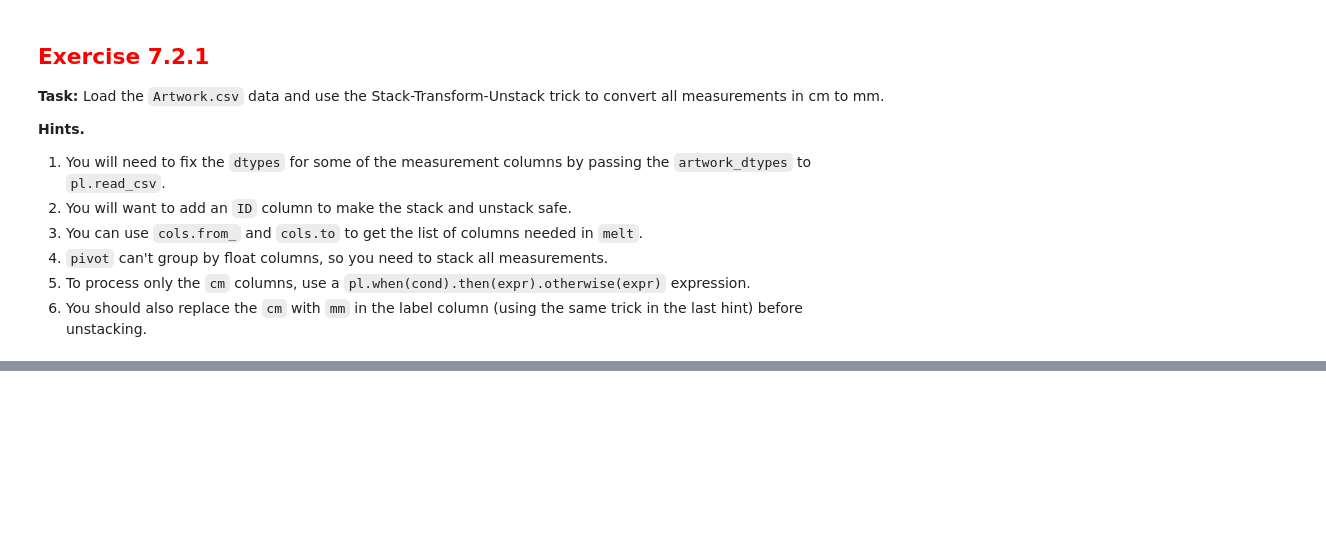
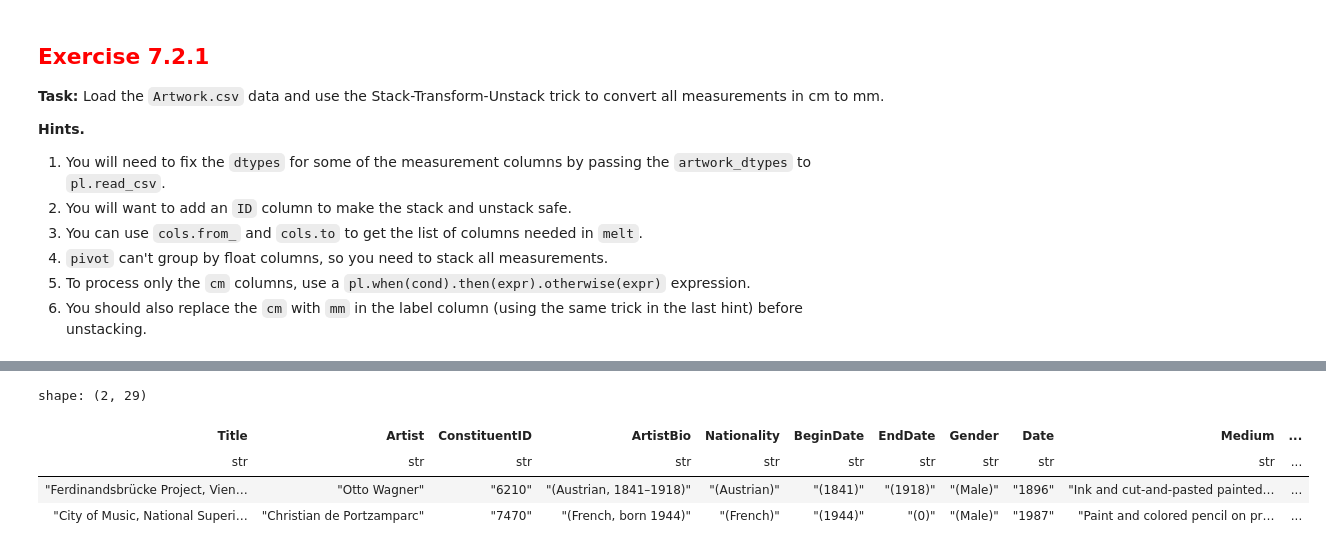
Before and after one commit to abbyrsmith2002/dsci_325_module_7_more_data_management_in_python, a Jupyter notebook: 7_2_stack_and_unstack_with_polars.ipynb, the cells around one changed output, grey strips where cells are left out. Cells and saved outputs as stored; diff of their text form; code cells hidden in the pictures; blank space fills up the shorter version.

```diff
--- a/7_2_stack_and_unstack_with_polars.ipynb
+++ b/7_2_stack_and_unstack_with_polars.ipynb
@@ -346,0 +376,10 @@ DuplicateError: column with name 'ID' has more than one occurrences
+# %%
+(Artwork
+ .select(Artwork.columns >> cols.to('Duration (sec.)'))
+ .head(2))
+# %% [output]
+shape: (2, 29)
+| Title | Artist | ConstituentID | ArtistBio | Nationality | BeginDate | EndDate | Gender | Date | Medium | ... |
+| str | str | str | str | str | str | str | str | str | str | ... |
+| "Ferdinandsbrücke Project, Vien… | "Otto Wagner" | "6210" | "(Austrian, 1841–1918)" | "(Austrian)" | "(1841)" | "(1918)" | "(Male)" | "1896" | "Ink and cut-and-pasted painted… | ... |
+| "City of Music, National Superi… | "Christian de Portzamparc" | "7470" | "(French, born 1944)" | "(French)" | "(1944)" | "(0)" | "(Male)" | "1987" | "Paint and colored pencil on pr… | ... |
```
Also changed, not shown: parts of 7 cells of this notebook.
